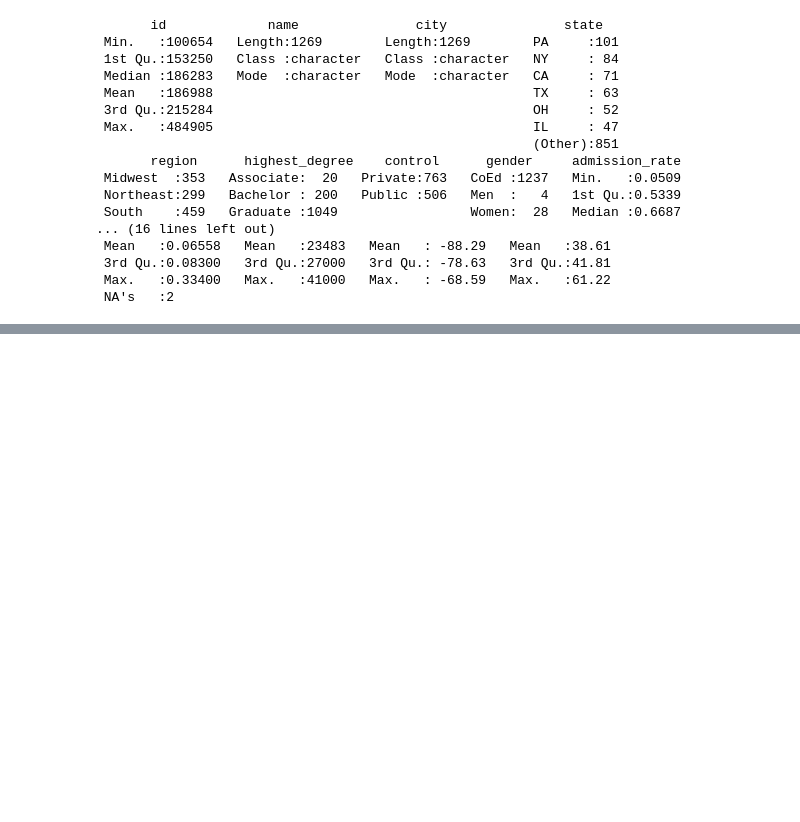
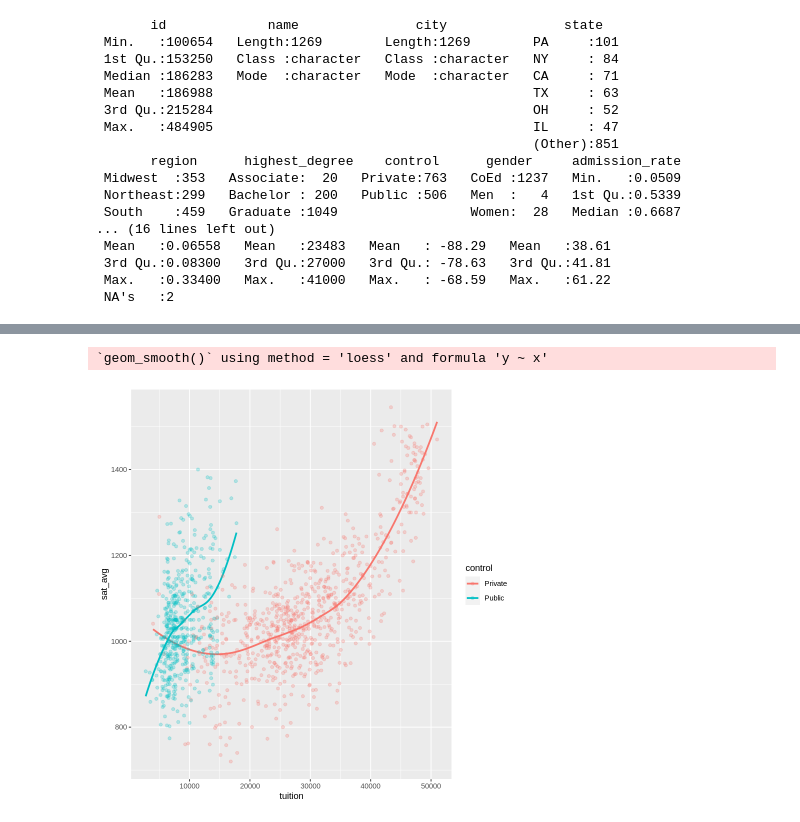
Before and after one commit to AashishTangnami/DataVisualizationR, a Jupyter notebook: Visualization/Data_Visualization_in_R_with_GGPLOT2.ipynb, the cells around one changed output, grey strips where cells are left out. Saved outputs shown, nothing was run; the diff lists cells and outputs as text; code cells hidden in the pictures; blank space fills up the shorter version.

```diff
--- a/Visualization/Data_Visualization_in_R_with_GGPLOT2.ipynb
+++ b/Visualization/Data_Visualization_in_R_with_GGPLOT2.ipynb
@@ -124,0 +150,8 @@ summary(college_data)
+# %%
+# se - standard error
+# geom_smooth() - used to fit a line
+
+ggplot(data=college_data, mapping = aes(x=tuition,y=sat_avg, color=control)) + geom_smooth(se=FALSE) + geom_point(alpha=0.25)
+# %% [output]
+`geom_smooth()` using method = 'loess' and formula 'y ~ x'
+[figure, added]
```
Also changed, not shown: parts of 20 cells of this notebook.
